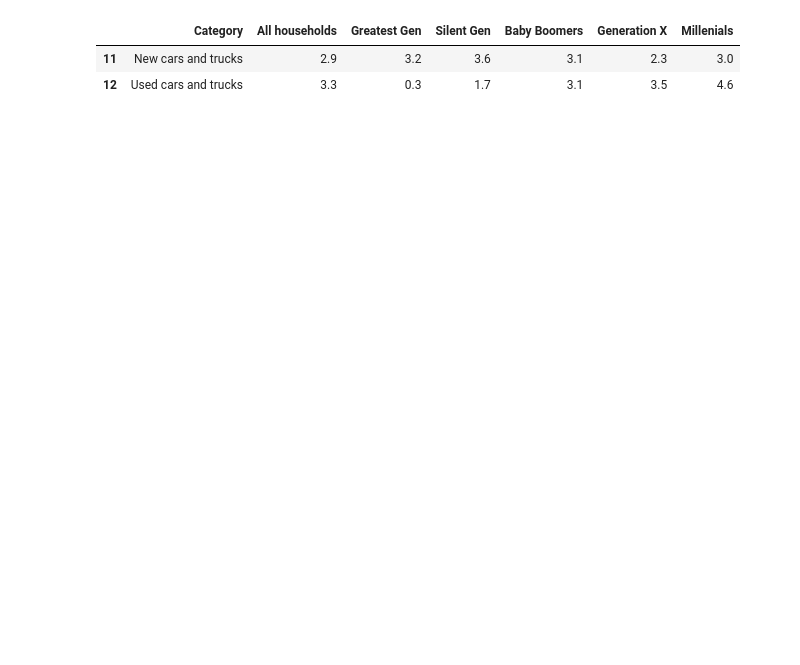
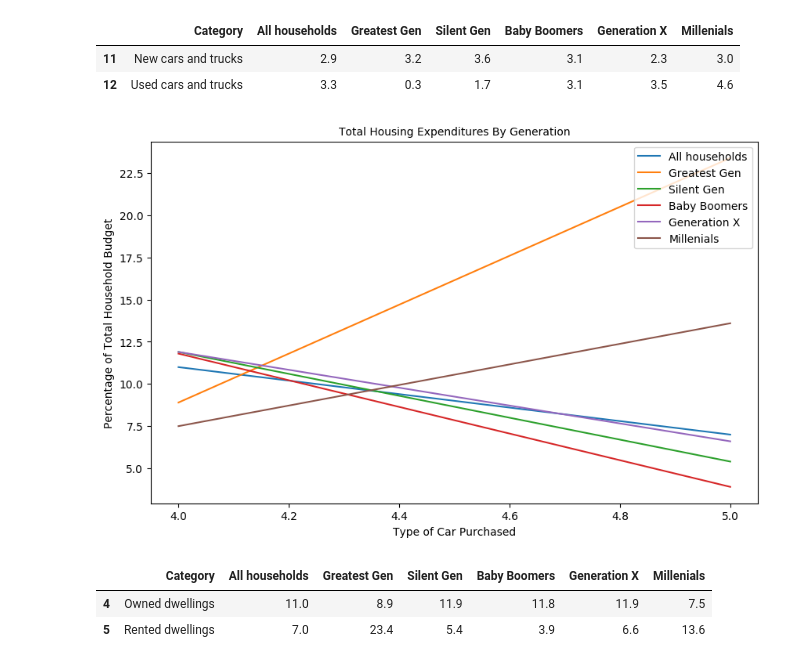
Before and after one commit to linleysanders/data-studio, a Jupyter notebook: Code/07-where-millennials-spend/Millennial Spending Data.ipynb, the cells around one changed output. Drawn from its saved outputs; the diff is of its cells as text; code cells hidden in the pictures; blank space fills up the shorter version.

```diff
--- a/Code/07-where-millennials-spend/Millennial Spending Data.ipynb
+++ b/Code/07-where-millennials-spend/Millennial Spending Data.ipynb
@@ -179,3 +187,31 @@ cars
 |  | Category | All households | Greatest Gen | Silent Gen | Baby Boomers | Generation X | Millenials |
 | 11 | New cars and trucks | 2.9 | 3.2 | 3.6 | 3.1 | 2.3 | 3.0 |
 | 12 | Used cars and trucks | 3.3 | 0.3 | 1.7 | 3.1 | 3.5 | 4.6 |
+# %%
+ax = housing.plot(kind='line', legend=True, figsize=(10, 6))
+plt.legend(loc="upper right")
+plt.style.use('ggplot')
+
+ax.set_title("Total Housing Expenditures By Generation", fontsize=10)
+plt.gcf().text(0.5, .93, "", ha='center', fontsize=10)
+
+ax.set_xlabel('Type of Car Purchased')
+ax.set_ylabel('Percentage of Total Household Budget')
+
+plt.rcdefaults()
+plt.rcParams.update({
+    'pdf.fonttype': 42,
+    'ps.fonttype': 42
+})
+
+plt.savefig("housing-lines.pdf")
+plt.show()
+# %% [output]
+[figure, added]
+# %%
+housing = mil.loc[mil['Category'].isin(['Owned dwellings', "Rented dwellings"])]
+housing
+# %% [output]
+|  | Category | All households | Greatest Gen | Silent Gen | Baby Boomers | Generation X | Millenials |
+| 4 | Owned dwellings | 11.0 | 8.9 | 11.9 | 11.8 | 11.9 | 7.5 |
+| 5 | Rented dwellings | 7.0 | 23.4 | 5.4 | 3.9 | 6.6 | 13.6 |
```
Also changed, not shown: parts of 5 cells of this notebook, 15 other files.
